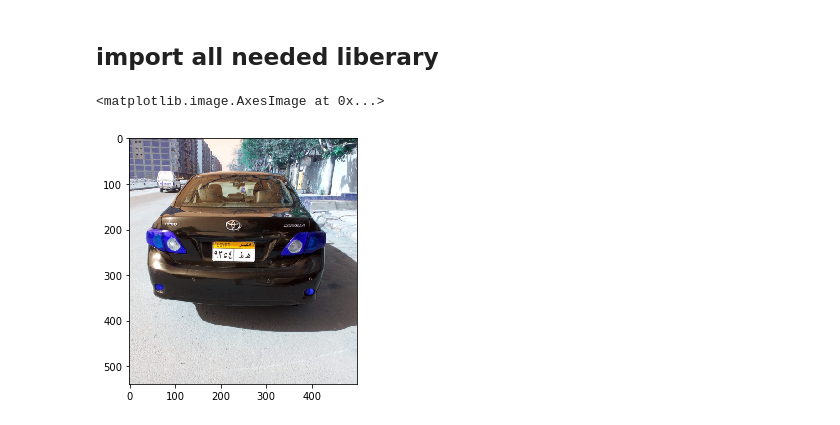
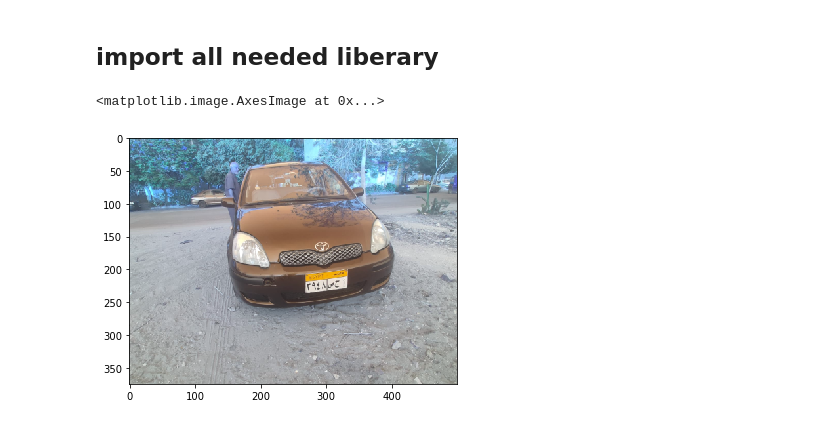
Before and after one commit to Yousif-Ahmed/License-Plate-RecognitionSystem, a Jupyter notebook: model.ipynb, the cells around one changed output. Saved outputs shown, nothing was run; the diff lists cells and outputs as text; code cells hidden in the pictures.

```diff
--- a/model.ipynb
+++ b/model.ipynb
@@ -21,7 +22,7 @@ from matplotlib.pyplot import bar
 # %%
-img_data1 =cv2.imread("dataset\data18.jpeg")
+img_data1 =cv2.imread("dataset\data23.jpeg")
 img_data1 = imutils.resize(img_data1 , width = 500)
 io.imshow(img_data1)
 # %% [output]
 <matplotlib.image.AxesImage at 0x...>
-[figure, old version]
+[figure, new version]
```
Also changed, not shown: parts of 8 cells of this notebook, 6 other files.
